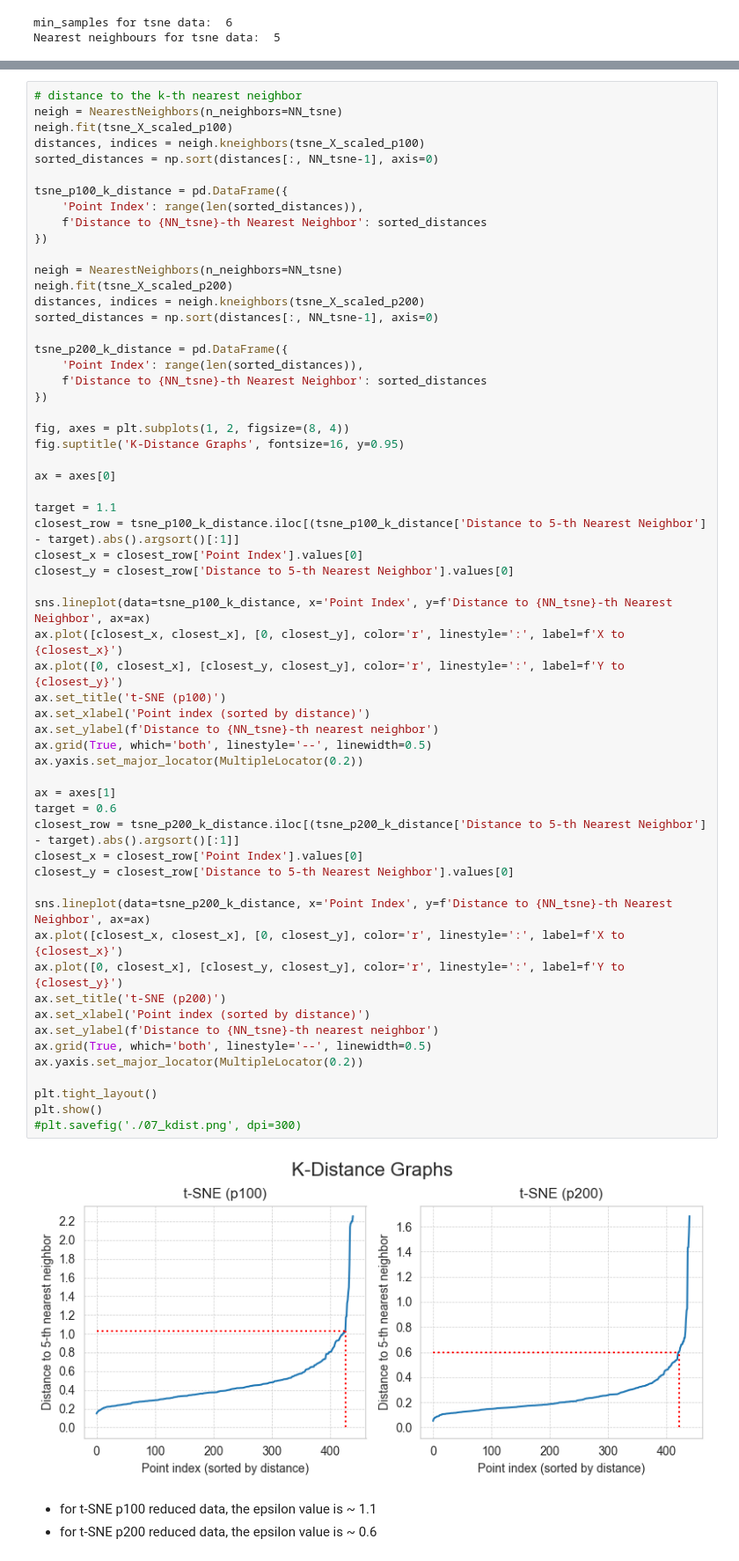
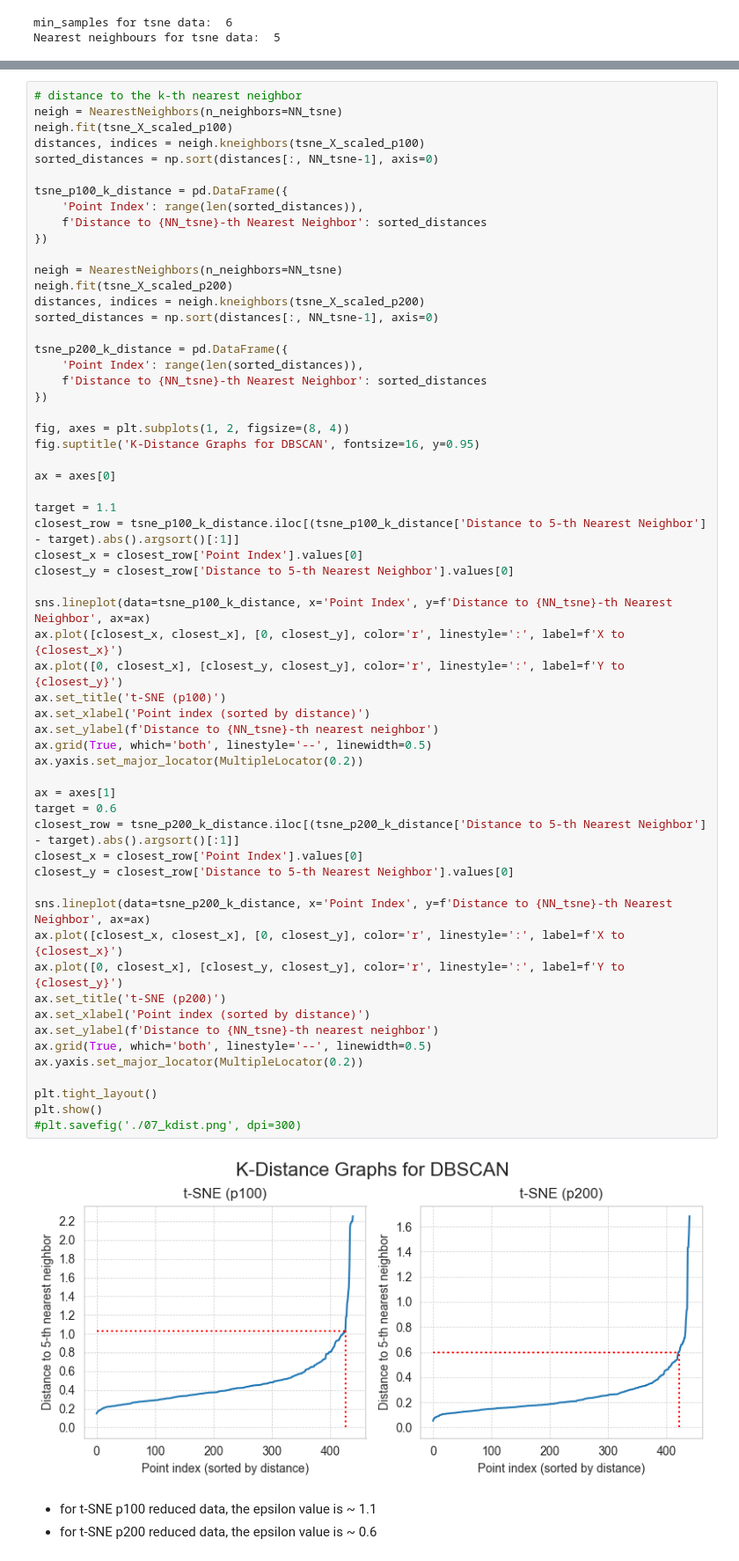
Before and after one commit to leonswl/ntu-msds-sd6125, a Jupyter notebook: notebooks/wholesale_customer_data_jo.ipynb, the cells around one changed output, grey strips where cells are left out. Shown at 88% size. Saved outputs shown, nothing was run; the diff lists cells and outputs as text.

```diff
--- a/notebooks/wholesale_customer_data_jo.ipynb
+++ b/notebooks/wholesale_customer_data_jo.ipynb
@@ -638,7 +605,7 @@ tsne_p200_k_distance = pd.DataFrame({
 })
 
 fig, axes = plt.subplots(1, 2, figsize=(8, 4))
-fig.suptitle('K-Distance Graphs', fontsize=16, y=0.95)
+fig.suptitle('K-Distance Graphs for DBSCAN', fontsize=16, y=0.95)
 
 ax = axes[0]
 
@@ -648,34 +615,34 @@ closest_x = closest_row['Point Index'].values[0]
 closest_y = closest_row['Distance to 5-th Nearest Neighbor'].values[0]
 
 sns.lineplot(data=tsne_p100_k_distance, x='Point Index', y=f'Distance to {NN_tsne}-th Nearest Neighbor', ax=ax)
 ax.plot([closest_x, closest_x], [0, closest_y], color='r', linestyle=':', label=f'X to {closest_x}')
 ax.plot([0, closest_x], [closest_y, closest_y], color='r', linestyle=':', label=f'Y to {closest_y}')
 ax.set_title('t-SNE (p100)')
 ax.set_xlabel('Point index (sorted by distance)')
 ax.set_ylabel(f'Distance to {NN_tsne}-th nearest neighbor')
 ax.grid(True, which='both', linestyle='--', linewidth=0.5)
 ax.yaxis.set_major_locator(MultipleLocator(0.2))
 
 ax = axes[1]
 target = 0.6
 closest_row = tsne_p200_k_distance.iloc[(tsne_p200_k_distance['Distance to 5-th Nearest Neighbor'] - target).abs().argsort()[:1]]
 closest_x = closest_row['Point Index'].values[0]
 closest_y = closest_row['Distance to 5-th Nearest Neighbor'].values[0]
 
 sns.lineplot(data=tsne_p200_k_distance, x='Point Index', y=f'Distance to {NN_tsne}-th Nearest Neighbor', ax=ax)
 ax.plot([closest_x, closest_x], [0, closest_y], color='r', linestyle=':', label=f'X to {closest_x}')
 ax.plot([0, closest_x], [closest_y, closest_y], color='r', linestyle=':', label=f'Y to {closest_y}')
 ax.set_title('t-SNE (p200)')
 ax.set_xlabel('Point index (sorted by distance)')
 ax.set_ylabel(f'Distance to {NN_tsne}-th nearest neighbor')
 ax.grid(True, which='both', linestyle='--', linewidth=0.5)
 ax.yaxis.set_major_locator(MultipleLocator(0.2))
 
 plt.tight_layout()
 plt.show()
 #plt.savefig('./07_kdist.png', dpi=300)
 # %% [output]
-[figure, old version]
+[figure, new version]
 # %% [markdown]
 - for t-SNE p100 reduced data, the epsilon value is ~ 1.1
 - for t-SNE p200 reduced data, the epsilon value is ~ 0.6
```
Also changed, not shown: parts of 37 cells of this notebook.
